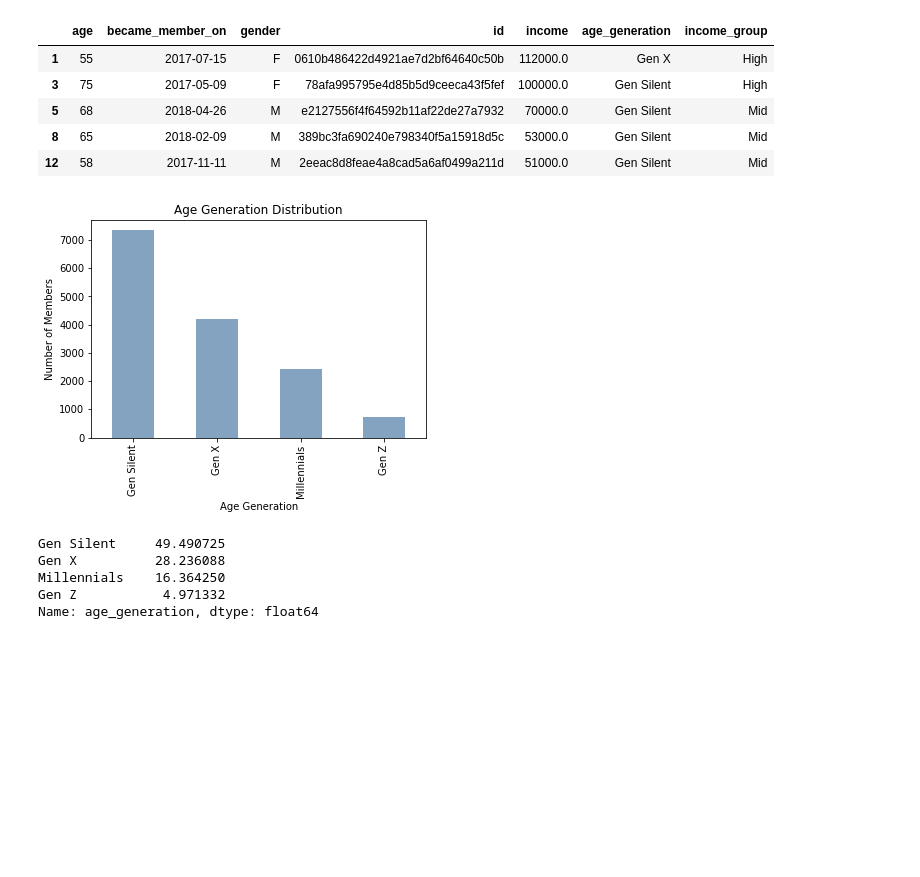
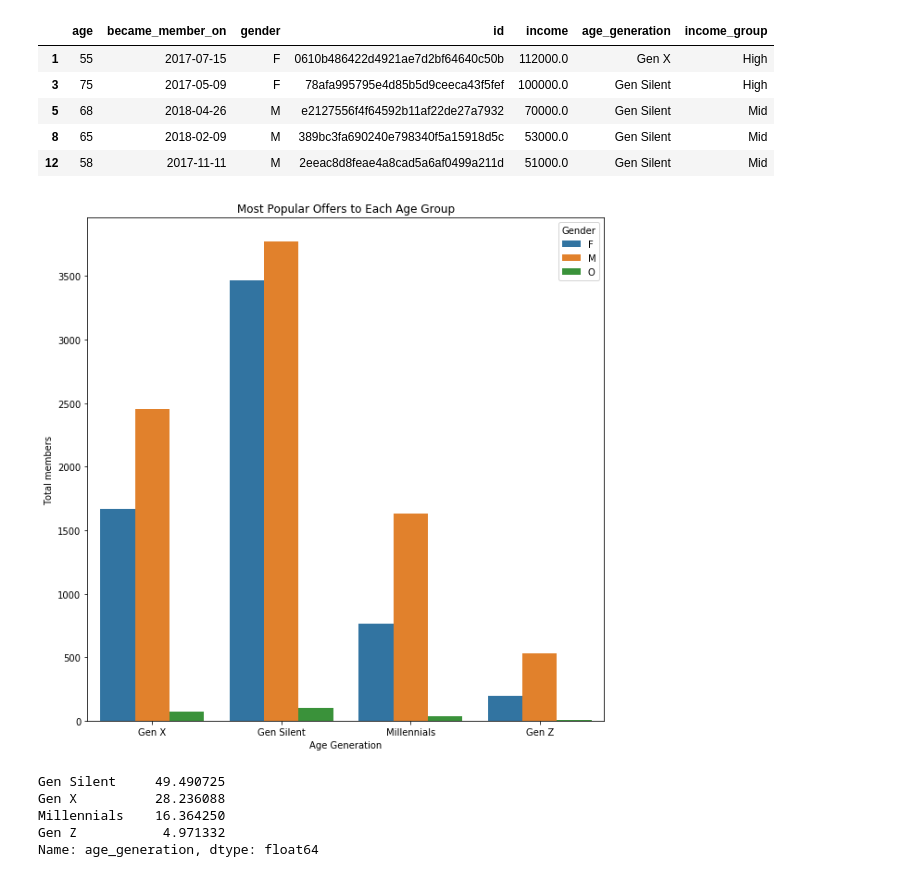
Before and after one commit to data-clash/Starbuck-Capstone-Challenge, a Jupyter notebook: Starbucks_Capstone.ipynb, the cells around one changed output. Saved outputs shown, nothing was run; the diff lists cells and outputs as text; code cells hidden in the pictures; blank space fills up the shorter version.

```diff
--- a/Starbucks_Capstone.ipynb
+++ b/Starbucks_Capstone.ipynb
@@ -685,13 +687,16 @@ profile_df.head()
 | 5 | 68 | 2018-04-26 | M | e2127556f4f64592b11af22de27a7932 | 70000.0 | Gen Silent | Mid |
 | 8 | 65 | 2018-02-09 | M | 389bc3fa690240e798340f5a15918d5c | 53000.0 | Gen Silent | Mid |
 | 12 | 58 | 2017-11-11 | M | 2eeac8d8feae4a8cad5a6af0499a211d | 51000.0 | Gen Silent | Mid |
-# %%
-profile_df['age_generation'].value_counts().plot(kind='bar',color=(0.2, 0.4, 0.6, 0.6))
-plt.ylabel('Number of Members')
-plt.xlabel('Age Generation')
-plt.title('Age Generation Distribution');
-# %% [output]
-[figure, removed]
+# %%
+plt.figure(figsize=[10, 10])
+sb.countplot(x="age_generation", hue="gender", data=profile_df)
+plt.title('Most Popular Offers to Each Age Group')
+plt.ylabel('Total members')
+plt.xlabel('Age Generation')
+plt.legend(title='Gender')
+plt.show();
+# %% [output]
+[figure, added]
 # %%
 100 *(profile_df['age_generation'].value_counts()/profile_df['age_generation'].shape[0])
 # %% [output]
```
Also changed, not shown: parts of 16 cells of this notebook, 1 other file.
